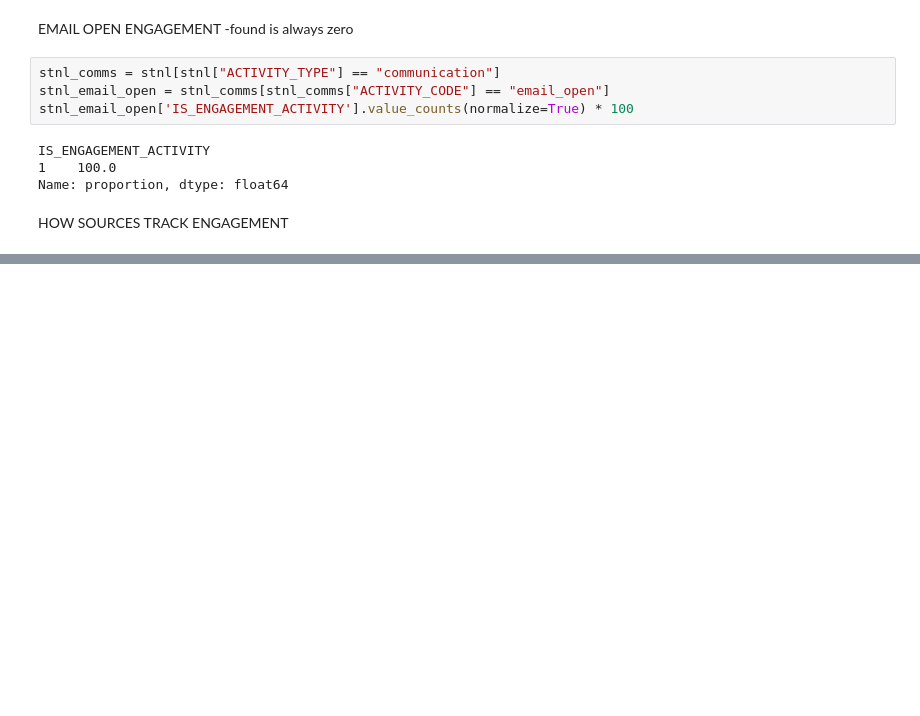
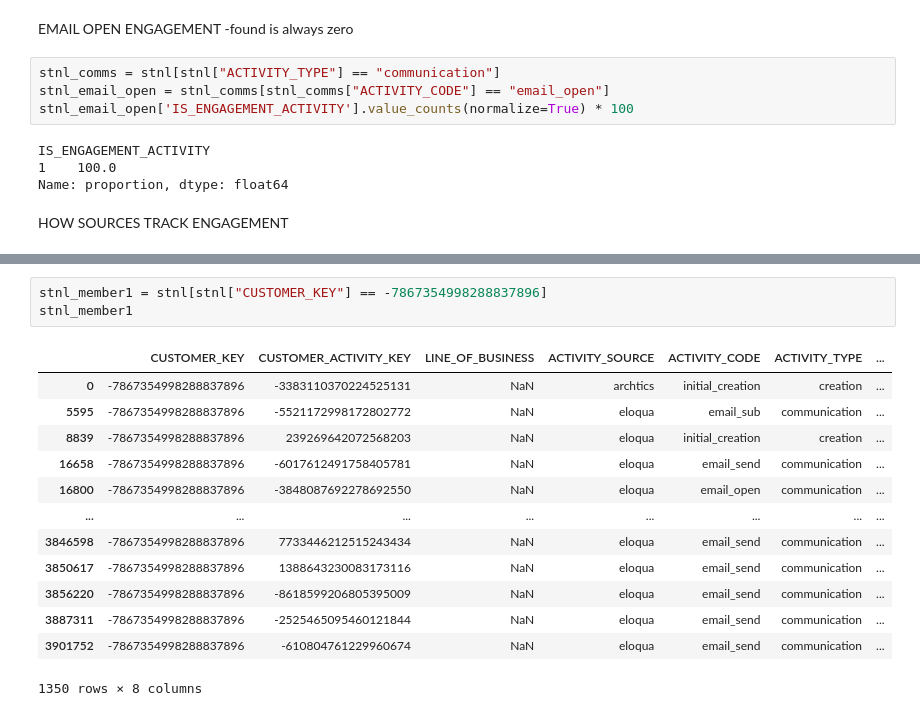
Before and after one commit to ddchamber/Seahawks, a Jupyter notebook: Data_Overview.ipynb, the cells around one changed output, grey strips where cells are left out. Drawn from its saved outputs; the diff is of its cells as text; blank space fills up the shorter version.

```diff
--- a/Data_Overview.ipynb
+++ b/Data_Overview.ipynb
@@ -210,0 +590,17 @@ stnl_one_zero_at
+# %%
+stnl_member1 = stnl[stnl["CUSTOMER_KEY"] == -7867354998288837896]
+stnl_member1
+# %% [output]
+|  | CUSTOMER_KEY | CUSTOMER_ACTIVITY_KEY | LINE_OF_BUSINESS | ACTIVITY_SOURCE | ACTIVITY_CODE | ACTIVITY_TYPE | ... |
+| 0 | -7867354998288837896 | -3383110370224525131 | NaN | archtics | initial_creation | creation | ... |
+| 5595 | -7867354998288837896 | -5521172998172802772 | NaN | eloqua | email_sub | communication | ... |
+| 8839 | -7867354998288837896 | 239269642072568203 | NaN | eloqua | initial_creation | creation | ... |
+| 16658 | -7867354998288837896 | -6017612491758405781 | NaN | eloqua | email_send | communication | ... |
+| 16800 | -7867354998288837896 | -3848087692278692550 | NaN | eloqua | email_open | communication | ... |
+| ... | ... | ... | ... | ... | ... | ... | ... |
+| 3846598 | -7867354998288837896 | 7733446212515243434 | NaN | eloqua | email_send | communication | ... |
+| 3850617 | -7867354998288837896 | 1388643230083173116 | NaN | eloqua | email_send | communication | ... |
+| 3856220 | -7867354998288837896 | -8618599206805395009 | NaN | eloqua | email_send | communication | ... |
+| 3887311 | -7867354998288837896 | -2525465095460121844 | NaN | eloqua | email_send | communication | ... |
+| 3901752 | -7867354998288837896 | -610804761229960674 | NaN | eloqua | email_send | communication | ... |
+1350 rows × 8 columns
```
Also changed, not shown: parts of 21 cells of this notebook.
